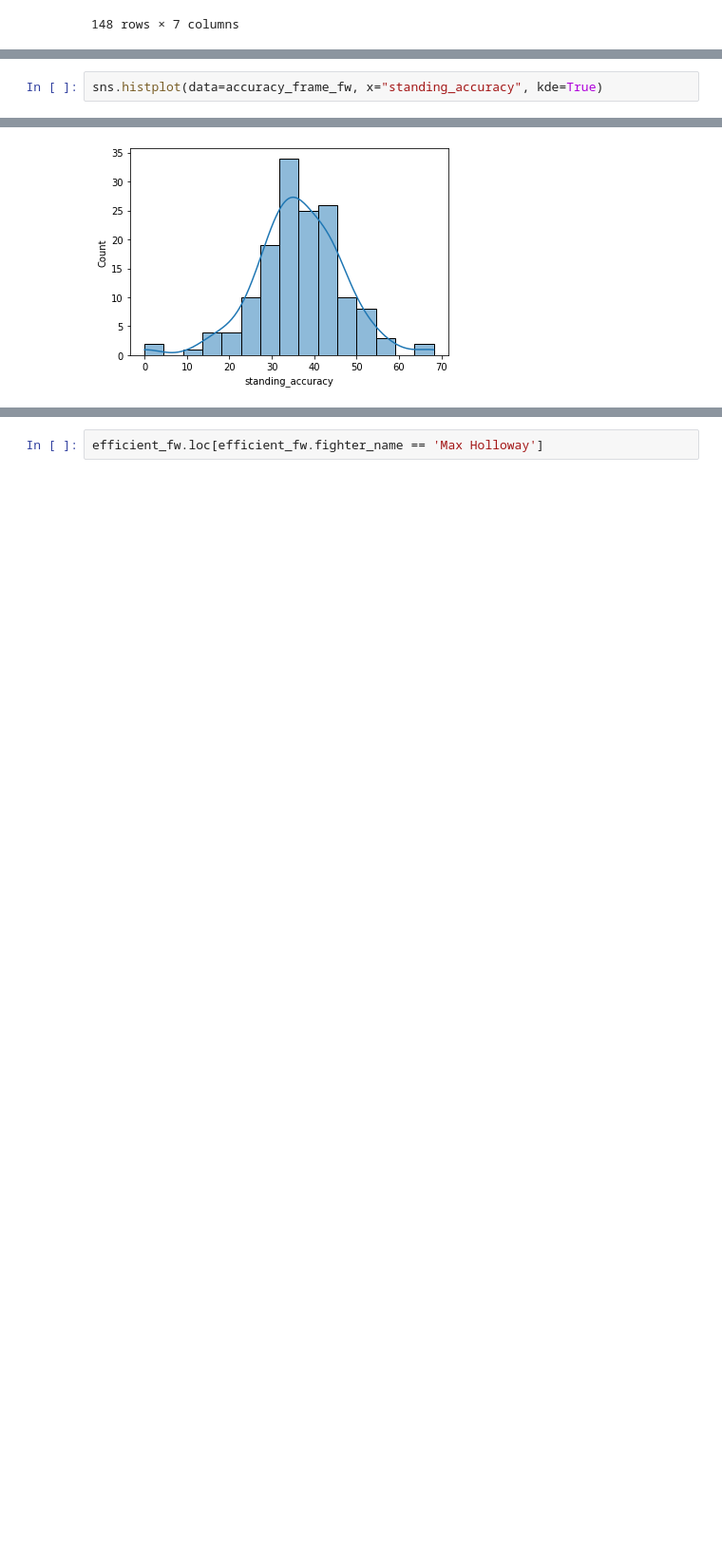
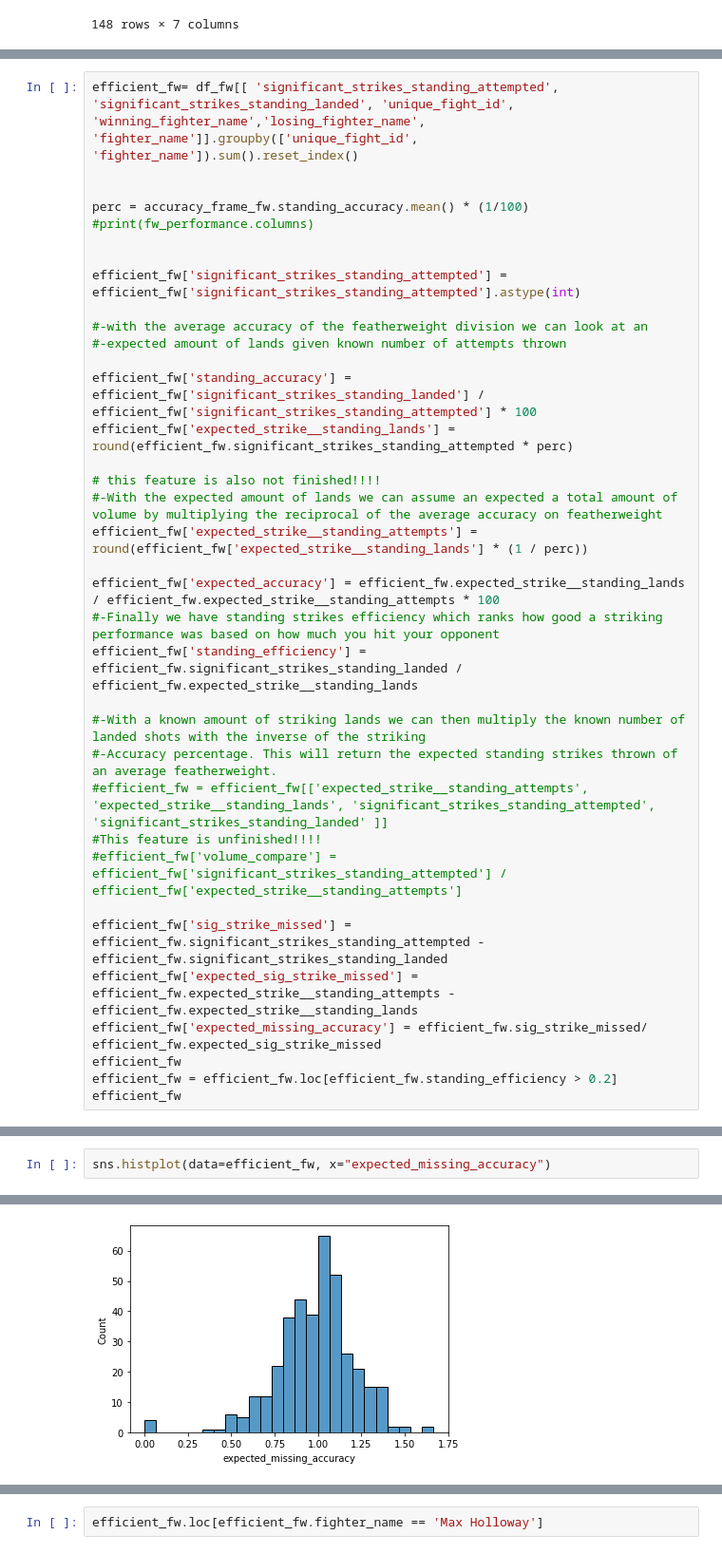
Before and after one commit to anthony-aleman/Featherweight, a Jupyter notebook: FW_EDA.ipynb, the cells around one changed output, grey strips where cells are left out. Shown at 95% size. Saved outputs shown, nothing was run; the diff lists cells and outputs as text; blank space fills up the shorter version.

```diff
--- a/FW_EDA.ipynb
+++ b/FW_EDA.ipynb
@@ -551,0 +521,36 @@ accuracy_frame_fw.loc[accuracy_frame_fw.standing_accuracy == accuracy_frame_fw.s
+# %%
+efficient_fw= df_fw[[ 'significant_strikes_standing_attempted', 'significant_strikes_standing_landed', 'unique_fight_id', 'winning_fighter_name','losing_fighter_name', 'fighter_name']].groupby(['unique_fight_id', 'fighter_name']).sum().reset_index()
+
+
+perc = accuracy_frame_fw.standing_accuracy.mean() * (1/100)
+#print(fw_performance.columns)
+
+
+efficient_fw['significant_strikes_standing_attempted'] = efficient_fw['significant_strikes_standing_attempted'].astype(int)
+
+#-with the average accuracy of the featherweight division we can look at an
+#-expected amount of lands given known number of attempts thrown
+
+efficient_fw['standing_accuracy'] = efficient_fw['significant_strikes_standing_landed'] / efficient_fw['significant_strikes_standing_attempted'] * 100
+efficient_fw['expected_strike__standing_lands'] = round(efficient_fw.significant_strikes_standing_attempted * perc)
+
+# this feature is also not finished!!!!
+#-With the expected amount of lands we can assume an expected a total amount of volume by multiplying the reciprocal of the average accuracy on featherweight
+efficient_fw['expected_strike__standing_attempts'] = round(efficient_fw['expected_strike__standing_lands'] * (1 / perc))
+
+efficient_fw['expected_accuracy'] = efficient_fw.expected_strike__standing_lands / efficient_fw.expected_strike__standing_attempts * 100
+#-Finally we have standing strikes efficiency which ranks how good a striking performance was based on how much you hit your opponent
+efficient_fw['standing_efficiency'] = efficient_fw.significant_strikes_standing_landed / efficient_fw.expected_strike__standing_lands
+
+#-With a known amount of striking lands we can then multiply the known number of landed shots with the inverse of the striking
+#-Accuracy percentage. This will return the expected standing strikes thrown of an average featherweight.
+#efficient_fw = efficient_fw[['expected_strike__standing_attempts', 'expected_strike__standing_lands', 'significant_strikes_standing_attempted', 'significant_strikes_standing_landed' ]]
+#This feature is unfinished!!!!
+#efficient_fw['volume_compare'] = efficient_fw['significant_strikes_standing_attempted'] / efficient_fw['expected_strike__standing_attempts']
+
+efficient_fw['sig_strike_missed'] = efficient_fw.significant_strikes_standing_attempted - efficient_fw.significant_strikes_standing_landed
+efficient_fw['expected_sig_strike_missed'] = efficient_fw.expected_strike__standing_attempts - efficient_fw.expected_strike__standing_lands
+efficient_fw['expected_missing_accuracy'] = efficient_fw.sig_strike_missed/ efficient_fw.expected_sig_strike_missed
+efficient_fw
+efficient_fw = efficient_fw.loc[efficient_fw.standing_efficiency > 0.2]
+efficient_fw
@@ -552,3 +586,3 @@ accuracy_frame_fw.loc[accuracy_frame_fw.standing_accuracy == accuracy_frame_fw.s
 # %%
-sns.histplot(data=accuracy_frame_fw, x="standing_accuracy", kde=True)
+sns.histplot(data=efficient_fw, x="expected_missing_accuracy")
 # %% [output]
@@ -556 +590 @@ sns.histplot(data=accuracy_frame_fw, x="standing_accuracy", kde=True)
-[figure, old version]
+[figure, new version]
```
Also changed, not shown: parts of 27 cells of this notebook.
